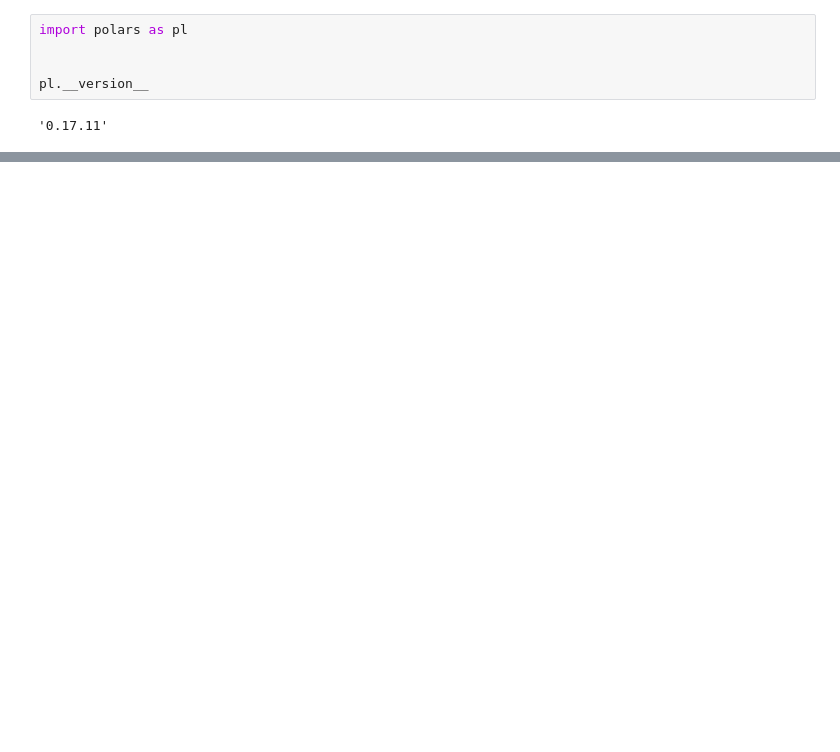
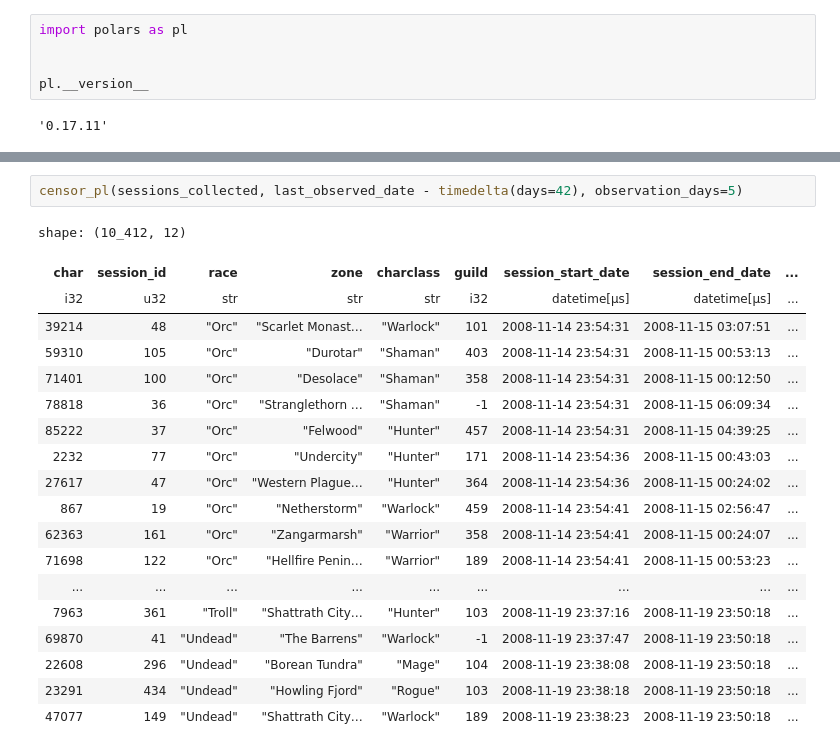
Before and after one commit to soda-inria/survival-analysis-benchmark, a Jupyter notebook: notebooks/tutorial_part_2.ipynb, the cells around one changed output, grey strips where cells are left out. Cells and saved outputs as stored; diff of their text form; blank space fills up the shorter version.

```diff
--- a/notebooks/tutorial_part_2.ipynb
+++ b/notebooks/tutorial_part_2.ipynb
@@ -367,0 +531,22 @@ sessions_collected.shape
+# %%
+censor_pl(sessions_collected, last_observed_date - timedelta(days=42), observation_days=5)
+# %% [output]
+shape: (10_412, 12)
+| char | session_id | race | zone | charclass | guild | session_start_date | session_end_date | ... |
+| i32 | u32 | str | str | str | i32 | datetime[μs] | datetime[μs] | ... |
+| 39214 | 48 | "Orc" | "Scarlet Monast… | "Warlock" | 101 | 2008-11-14 23:54:31 | 2008-11-15 03:07:51 | ... |
+| 59310 | 105 | "Orc" | "Durotar" | "Shaman" | 403 | 2008-11-14 23:54:31 | 2008-11-15 00:53:13 | ... |
+| 71401 | 100 | "Orc" | "Desolace" | "Shaman" | 358 | 2008-11-14 23:54:31 | 2008-11-15 00:12:50 | ... |
+| 78818 | 36 | "Orc" | "Stranglethorn … | "Shaman" | -1 | 2008-11-14 23:54:31 | 2008-11-15 06:09:34 | ... |
+| 85222 | 37 | "Orc" | "Felwood" | "Hunter" | 457 | 2008-11-14 23:54:31 | 2008-11-15 04:39:25 | ... |
+| 2232 | 77 | "Orc" | "Undercity" | "Hunter" | 171 | 2008-11-14 23:54:36 | 2008-11-15 00:43:03 | ... |
+| 27617 | 47 | "Orc" | "Western Plague… | "Hunter" | 364 | 2008-11-14 23:54:36 | 2008-11-15 00:24:02 | ... |
+| 867 | 19 | "Orc" | "Netherstorm" | "Warlock" | 459 | 2008-11-14 23:54:41 | 2008-11-15 02:56:47 | ... |
+| 62363 | 161 | "Orc" | "Zangarmarsh" | "Warrior" | 358 | 2008-11-14 23:54:41 | 2008-11-15 00:24:07 | ... |
+| 71698 | 122 | "Orc" | "Hellfire Penin… | "Warrior" | 189 | 2008-11-14 23:54:41 | 2008-11-15 00:53:23 | ... |
+| ... | ... | ... | ... | ... | ... | ... | ... | ... |
+| 7963 | 361 | "Troll" | "Shattrath City… | "Hunter" | 103 | 2008-11-19 23:37:16 | 2008-11-19 23:50:18 | ... |
+| 69870 | 41 | "Undead" | "The Barrens" | "Warlock" | -1 | 2008-11-19 23:37:47 | 2008-11-19 23:50:18 | ... |
+| 22608 | 296 | "Undead" | "Borean Tundra" | "Mage" | 104 | 2008-11-19 23:38:08 | 2008-11-19 23:50:18 | ... |
+| 23291 | 434 | "Undead" | "Howling Fjord" | "Rogue" | 103 | 2008-11-19 23:38:18 | 2008-11-19 23:50:18 | ... |
+| 47077 | 149 | "Undead" | "Shattrath City… | "Warlock" | 189 | 2008-11-19 23:38:23 | 2008-11-19 23:50:18 | ... |
```
Also changed, not shown: parts of 27 cells of this notebook, 1 other file.
